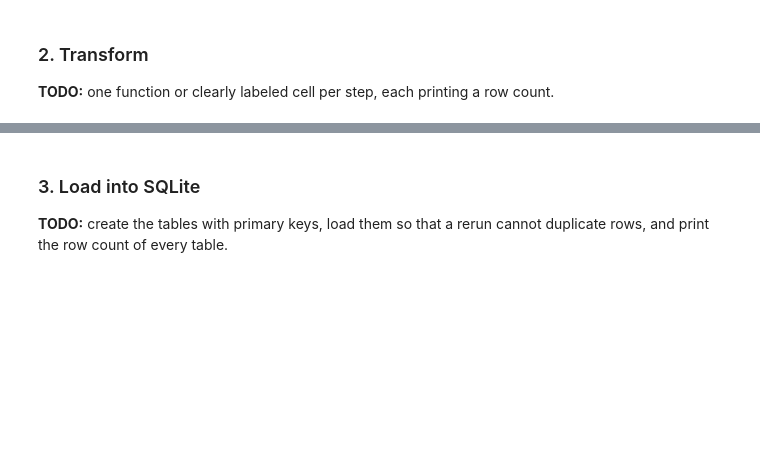
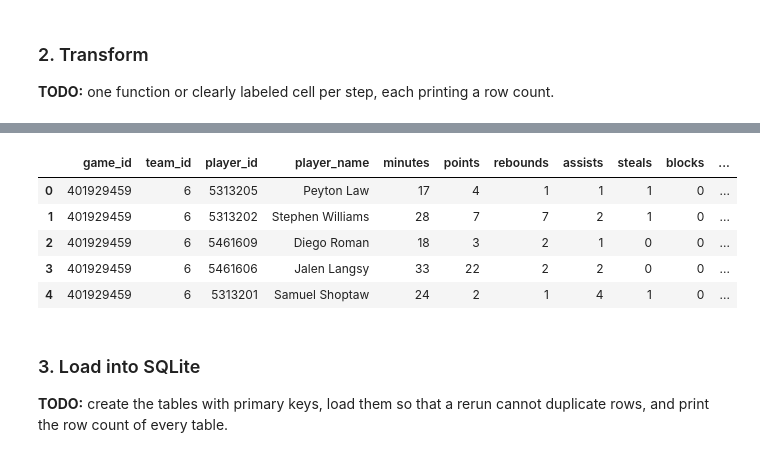
Before and after one commit to rushilnanga/acc-reality-check-project, a Jupyter notebook: 2026_11_18_—_ACC_Reality_Check_Starter_—_Template.ipynb, the cells around one changed output, grey strips where cells are left out. Cells and saved outputs as stored; diff of their text form; code cells hidden in the pictures; blank space fills up the shorter version.

```diff
--- a/2026_11_18_—_ACC_Reality_Check_Starter_—_Template.ipynb
+++ b/2026_11_18_—_ACC_Reality_Check_Starter_—_Template.ipynb
@@ -160,0 +485,78 @@ ACC teams in Torvik ratings snapshot: 18
+# %%
+# TODO: player_games
+player_rows = []
+dnp_count = 0
+
+valid_games = set(games['game_id'])
+
+def get_minutes(value):
+    if ':' in str(value):
+        minutes, seconds = str(value).split(':')
+        return numeric(minutes) + numeric(seconds) / 60
+
+    return numeric(value)
+
+for game_id, summary in summaries.items():
+
+    if game_id not in valid_games:
+        continue
+
+    for team in summary.get('boxscore', {}).get('players', []):
+
+        team_id = str(team['team']['id'])
+
+        for group in team.get('statistics', []):
+
+            keys = group.get('keys', [])
+            labels = group.get('labels', [])
+
+            for player in group.get('athletes', []):
+
+                values = player.get('stats', [])
+
+                if player.get('didNotPlay', False) or not values:
+                    dnp_count += 1
+                    continue
+
+                stats = dict(zip(keys, values))
+                stats.update(dict(zip(labels, values)))
+
+                athlete = player['athlete']
+
+                player_rows.append({
+                    'game_id': game_id,
+                    'team_id': team_id,
+                    'player_id': str(athlete['id']),
+                    'player_name': athlete['displayName'],
+                    'minutes': get_minutes(stats.get('minutes', stats.get('MIN'))),
+                    'points': numeric(stats.get('points', stats.get('PTS'))),
+                    'rebounds': numeric(stats.get('rebounds', stats.get('REB'))),
+                    'assists': numeric(stats.get('assists', stats.get('AST'))),
+                    'steals': numeric(stats.get('steals', stats.get('STL'))),
+                    'blocks': numeric(stats.get('blocks', stats.get('BLK'))),
+                    'turnovers': numeric(stats.get('turnovers', stats.get('TO')))
+                })
+
+player_games = pd.DataFrame(player_rows)
+
+before_count = len(player_games)
+
+player_games = player_games.drop_duplicates(
+    subset=['game_id', 'player_id']
+)
+
+duplicates_removed = before_count - len(player_games)
+
+print('Player-game rows:', len(player_games))
+print('Unique players:', player_games['player_id'].nunique())
+print('Games with player statistics:', player_games['game_id'].nunique())
+print('Players who did not play:', dnp_count)
+print('Duplicates removed:', duplicates_removed)
+print('Missing points:', player_games['points'].isna().sum())
+
+log('Player games', 'Flattened player box scores', len(player_games))
+log('Player games', 'Excluded players who did not play', dnp_count)
+log('Player games', 'Removed duplicate player-game records', duplicates_removed)
+
+player_games.head()
+# %% [output]
@@ -161,3 +569,9 @@ ACC teams in Torvik ratings snapshot: 18
+|  | game_id | team_id | player_id | player_name | minutes | points | rebounds | assists | steals | blocks | ... |
+| 0 | 401929459 | 6 | 5313205 | Peyton Law | 17 | 4 | 1 | 1 | 1 | 0 | ... |
+| 1 | 401929459 | 6 | 5313202 | Stephen Williams | 28 | 7 | 7 | 2 | 1 | 0 | ... |
+| 2 | 401929459 | 6 | 5461609 | Diego Roman | 18 | 3 | 2 | 1 | 0 | 0 | ... |
+| 3 | 401929459 | 6 | 5461606 | Jalen Langsy | 33 | 22 | 2 | 2 | 0 | 0 | ... |
+| 4 | 401929459 | 6 | 5313201 | Samuel Shoptaw | 24 | 2 | 1 | 4 | 1 | 0 | ... |
 # %% [markdown]
 ### 3. Load into SQLite
 
```
Also changed, not shown: parts of 21 cells of this notebook.
